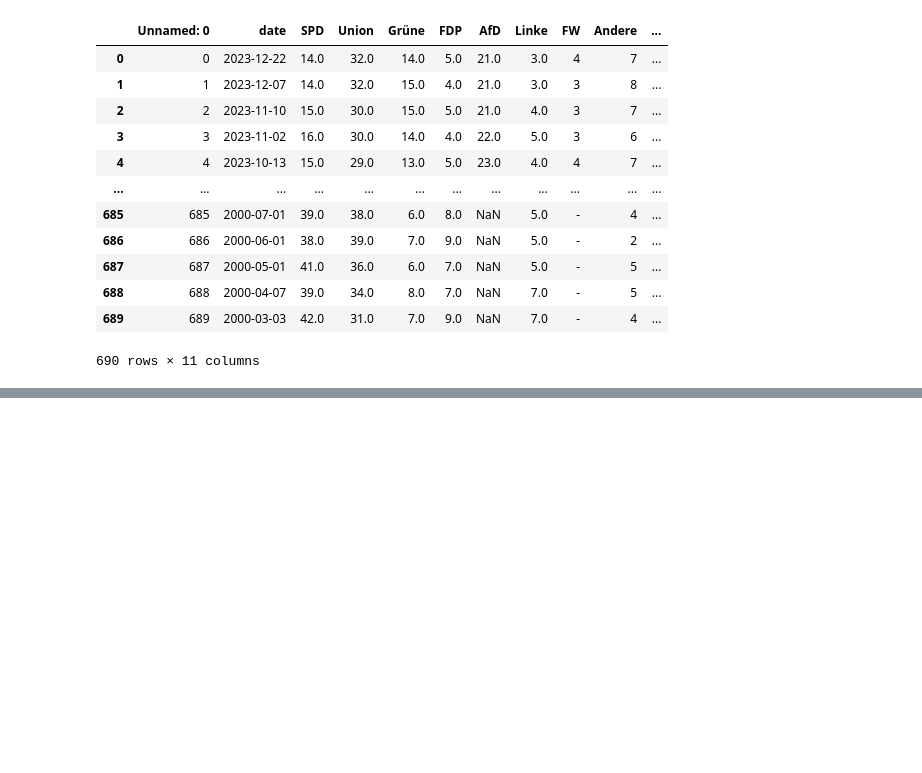
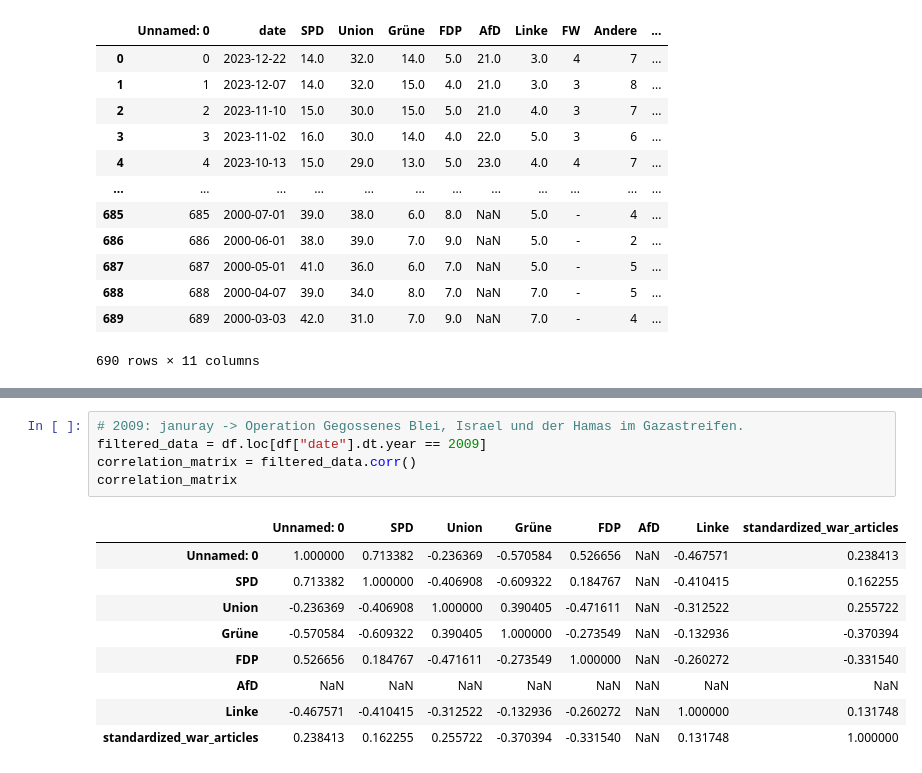
Before and after one commit to schokoblume/Data-Literacy, a Jupyter notebook: Analysis/Correlation.ipynb, the cells around one changed output, grey strips where cells are left out. Saved outputs shown, nothing was run; the diff lists cells and outputs as text; blank space fills up the shorter version.

```diff
--- a/Analysis/Correlation.ipynb
+++ b/Analysis/Correlation.ipynb
@@ -46,0 +91,15 @@ correlation_matrix
+# %%
+# 2009: januray -> Operation Gegossenes Blei, Israel und der Hamas im Gazastreifen.
+filtered_data = df.loc[df["date"].dt.year == 2009]
+correlation_matrix = filtered_data.corr()
+correlation_matrix
+# %% [output]
+|  | Unnamed: 0 | SPD | Union | Grüne | FDP | AfD | Linke | standardized_war_articles |
+| Unnamed: 0 | 1.000000 | 0.713382 | -0.236369 | -0.570584 | 0.526656 | NaN | -0.467571 | 0.238413 |
+| SPD | 0.713382 | 1.000000 | -0.406908 | -0.609322 | 0.184767 | NaN | -0.410415 | 0.162255 |
+| Union | -0.236369 | -0.406908 | 1.000000 | 0.390405 | -0.471611 | NaN | -0.312522 | 0.255722 |
+| Grüne | -0.570584 | -0.609322 | 0.390405 | 1.000000 | -0.273549 | NaN | -0.132936 | -0.370394 |
+| FDP | 0.526656 | 0.184767 | -0.471611 | -0.273549 | 1.000000 | NaN | -0.260272 | -0.331540 |
+| AfD | NaN | NaN | NaN | NaN | NaN | NaN | NaN | NaN |
+| Linke | -0.467571 | -0.410415 | -0.312522 | -0.132936 | -0.260272 | NaN | 1.000000 | 0.131748 |
+| standardized_war_articles | 0.238413 | 0.162255 | 0.255722 | -0.370394 | -0.331540 | NaN | 0.131748 | 1.000000 |
```
Also changed, not shown: parts of 7 cells of this notebook.
